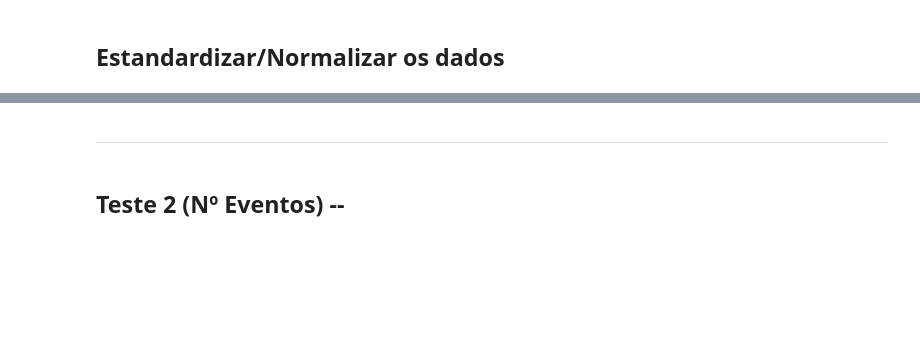
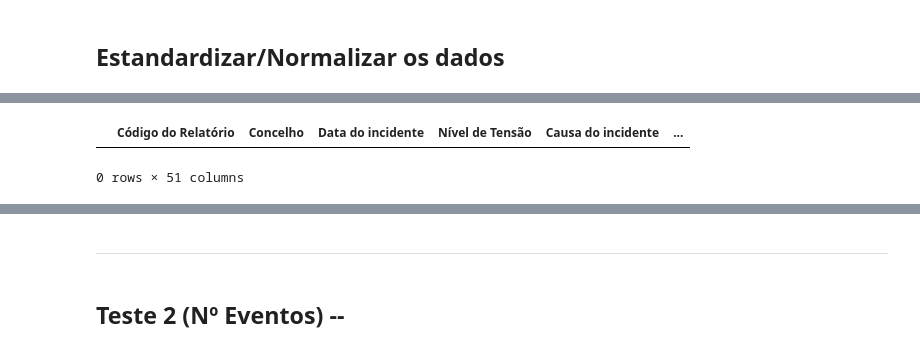
Before and after one commit to Vullkano/pfacd, a Jupyter notebook: rascunhos/freitas/6.TimeSeries.ipynb, the cells around one changed output, grey strips where cells are left out. Drawn from its saved outputs; the diff is of its cells as text; code cells hidden in the pictures; blank space fills up the shorter version.

```diff
--- a/rascunhos/freitas/6.TimeSeries.ipynb
+++ b/rascunhos/freitas/6.TimeSeries.ipynb
@@ -415,3 +196,8 @@ plt.show()
+# %%
+QuebrasFinal[QuebrasFinal.isna().any(axis=1)]
+# %% [output]
+|  | Código do Relatório | Concelho | Data do incidente | Nível de Tensão | Causa do incidente | ... |
+0 rows × 51 columns
 # %%
 QuebrasFinal["Data do incidente"] = pd.to_datetime(QuebrasFinal["Data do incidente"])
 BT = QuebrasFinal[(QuebrasFinal["Distrito"] == "Lisboa")]
```
Also changed, not shown: parts of 74 cells of this notebook, 2 other files.
